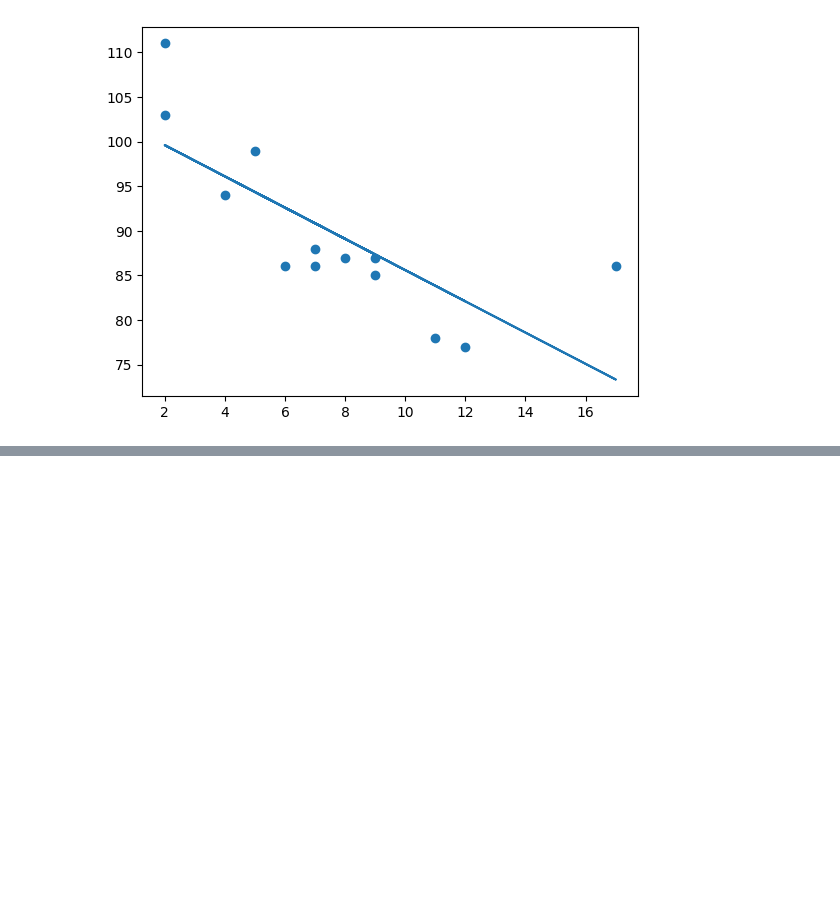
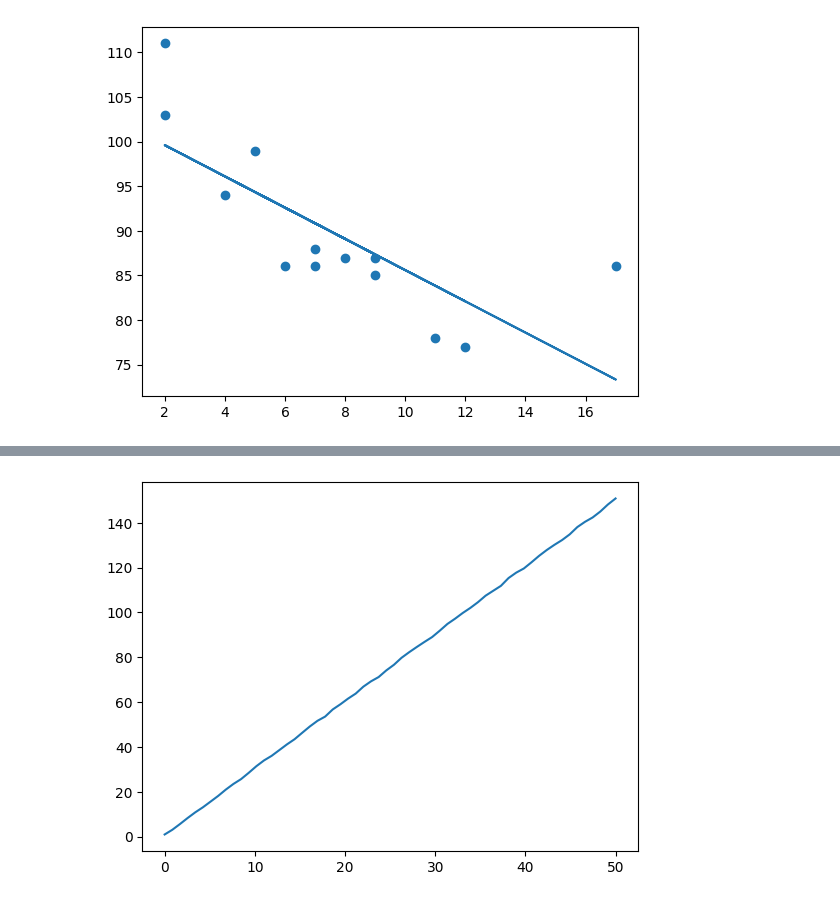
Before and after one commit to Lunivmaharjans/Python, a Jupyter notebook: day10.ipynb, the cells around one changed output, grey strips where cells are left out. Saved outputs shown, nothing was run; the diff lists cells and outputs as text; code cells hidden in the pictures; blank space fills up the shorter version.

```diff
--- a/day10.ipynb
+++ b/day10.ipynb
@@ -181,0 +209,8 @@ plt.show()
+# %%
+x = np.linspace(0,50,60)
+random_noise = np.random.rand(60)
+y = 3 * x + random_noise
+plt.plot(x,y)
+plt.show()
+# %% [output]
+[figure, added]
```
Also changed, not shown: parts of 7 cells of this notebook, 3 other files.
